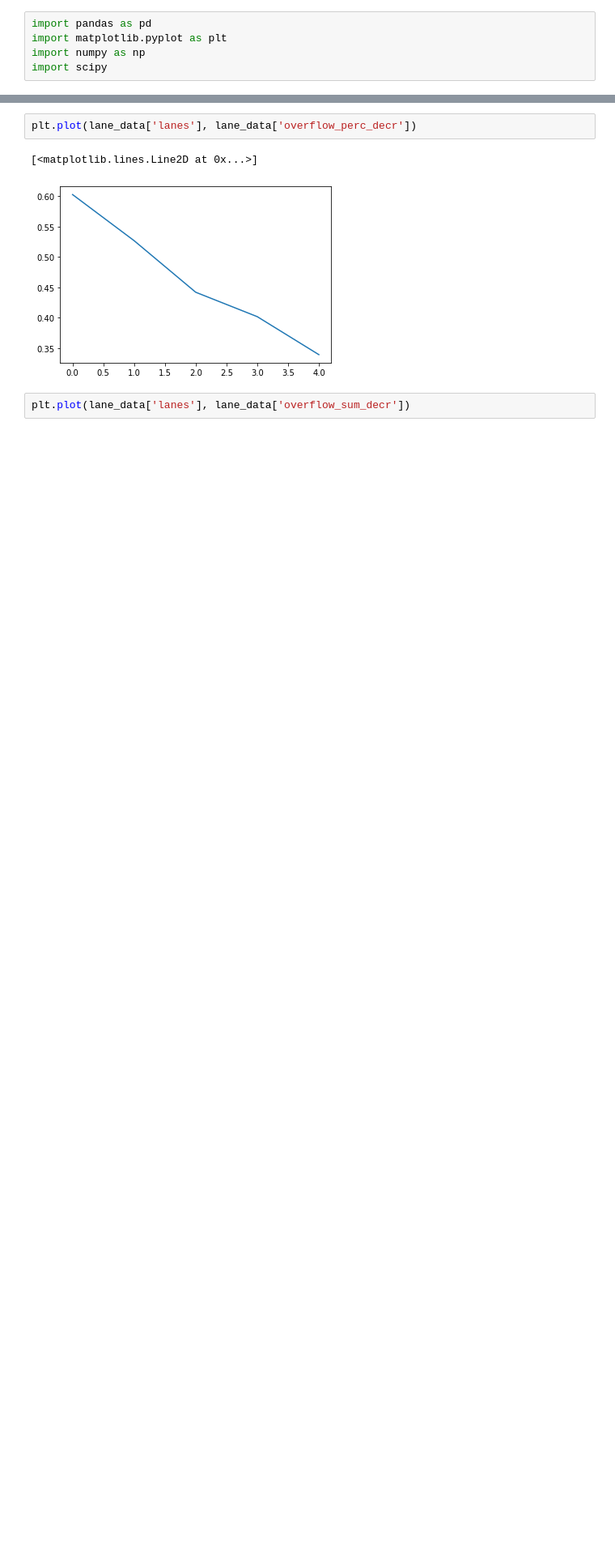
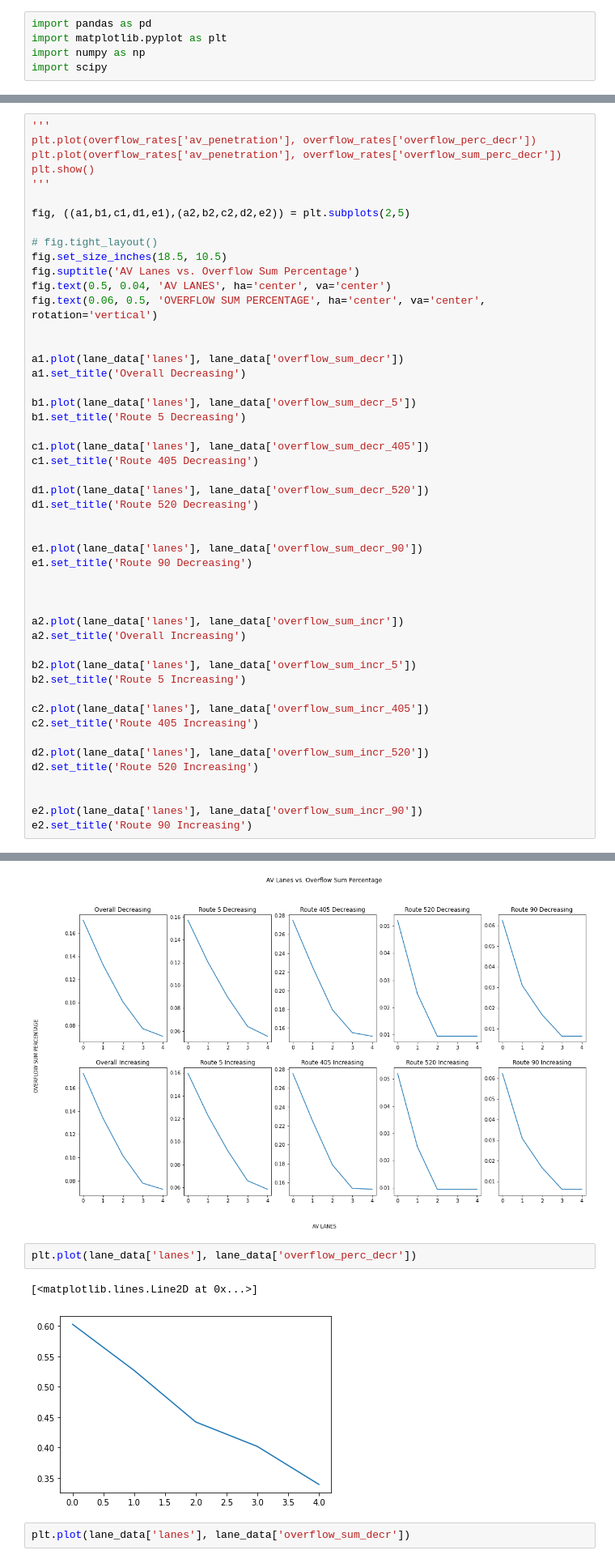
Before and after one commit to tliggett/sound_traffic, a Jupyter notebook: 3_regression_comparison.ipynb, the cells around one changed output, grey strips where cells are left out. Shown at 81% size. Drawn from its saved outputs; the diff is of its cells as text; blank space fills up the shorter version.

```diff
--- a/3_regression_comparison.ipynb
+++ b/3_regression_comparison.ipynb
@@ -16,0 +184,50 @@ plt.plot(overflow_rates['av_penetration'], overflow_rates['overflow_sum_perc_dec
+# %%
+'''
+plt.plot(overflow_rates['av_penetration'], overflow_rates['overflow_perc_decr'])
+plt.plot(overflow_rates['av_penetration'], overflow_rates['overflow_sum_perc_decr'])
+plt.show()
+'''
+
+fig, ((a1,b1,c1,d1,e1),(a2,b2,c2,d2,e2)) = plt.subplots(2,5)
+
+# fig.tight_layout()
+fig.set_size_inches(18.5, 10.5)
+fig.suptitle('AV Lanes vs. Overflow Sum Percentage')
+fig.text(0.5, 0.04, 'AV LANES', ha='center', va='center')
+fig.text(0.06, 0.5, 'OVERFLOW SUM PERCENTAGE', ha='center', va='center', rotation='vertical')
+
+
+a1.plot(lane_data['lanes'], lane_data['overflow_sum_decr'])
+a1.set_title('Overall Decreasing')
+
+b1.plot(lane_data['lanes'], lane_data['overflow_sum_decr_5'])
+b1.set_title('Route 5 Decreasing')
+
+c1.plot(lane_data['lanes'], lane_data['overflow_sum_decr_405'])
+c1.set_title('Route 405 Decreasing')
+
+d1.plot(lane_data['lanes'], lane_data['overflow_sum_decr_520'])
+d1.set_title('Route 520 Decreasing')
+
+
+e1.plot(lane_data['lanes'], lane_data['overflow_sum_decr_90'])
+e1.set_title('Route 90 Decreasing')
+
+
+
+a2.plot(lane_data['lanes'], lane_data['overflow_sum_incr'])
+a2.set_title('Overall Increasing')
+
+b2.plot(lane_data['lanes'], lane_data['overflow_sum_incr_5'])
+b2.set_title('Route 5 Increasing')
+
+c2.plot(lane_data['lanes'], lane_data['overflow_sum_incr_405'])
+c2.set_title('Route 405 Increasing')
+
+d2.plot(lane_data['lanes'], lane_data['overflow_sum_incr_520'])
+d2.set_title('Route 520 Increasing')
+
+
+e2.plot(lane_data['lanes'], lane_data['overflow_sum_incr_90'])
+e2.set_title('Route 90 Increasing')
+# %% [output]
@@ -17,3 +235,4 @@ plt.plot(overflow_rates['av_penetration'], overflow_rates['overflow_sum_perc_dec
+[figure, added]
 # %%
 plt.plot(lane_data['lanes'], lane_data['overflow_perc_decr'])
 # %% [output]
```
Also changed, not shown: parts of 14 cells of this notebook, 18 other files.
